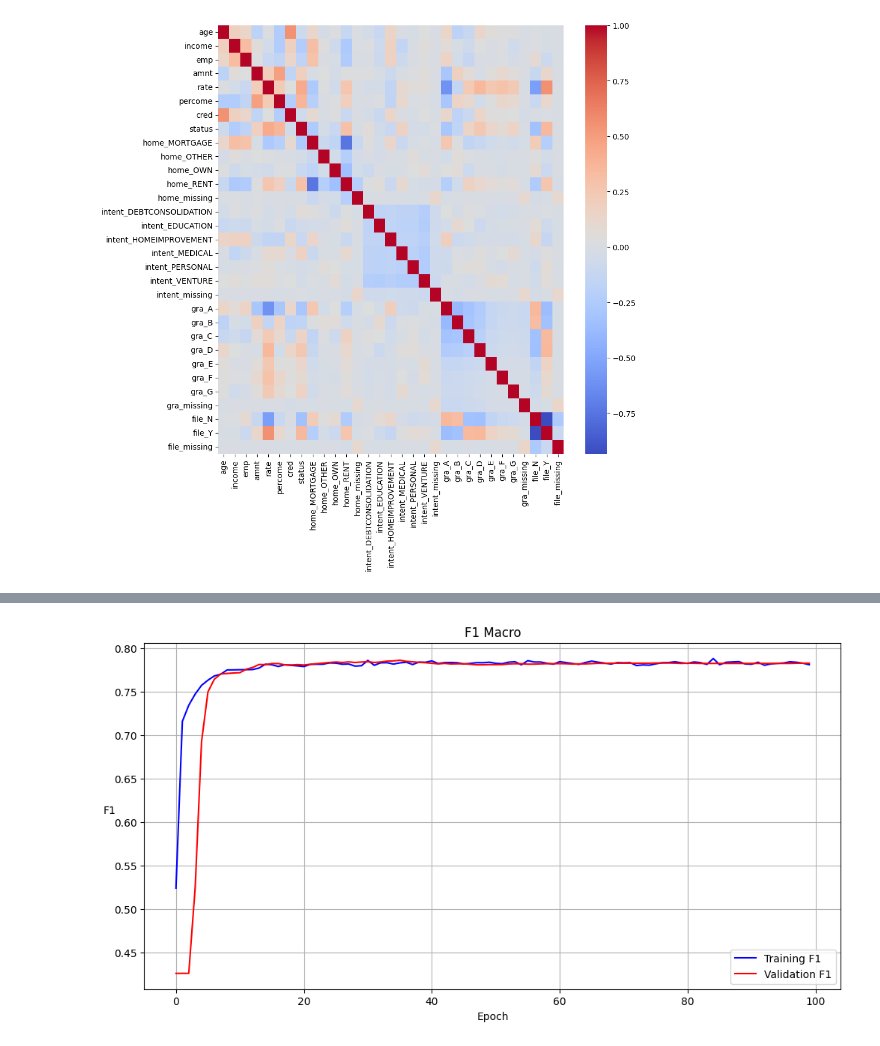
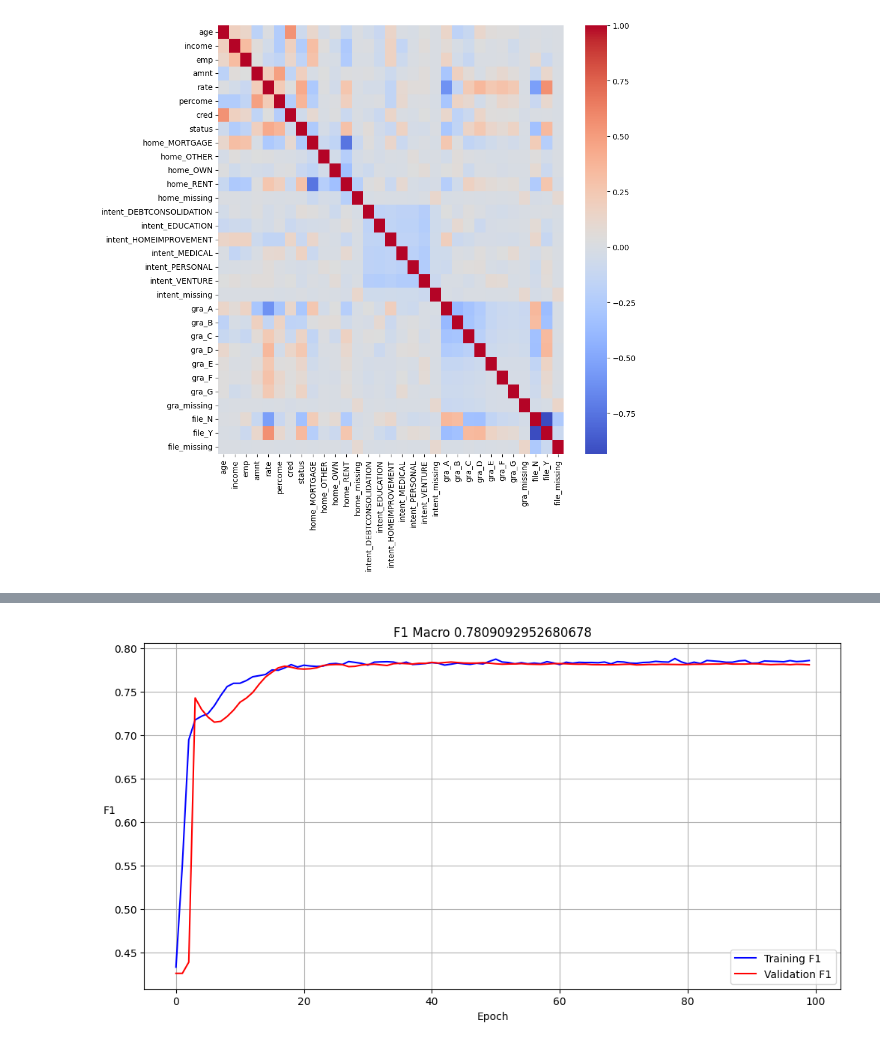
Before and after one commit to Rokabpy/BankMod-AI-Hackathon, a Jupyter notebook: BankMod_AI_Hackathon_[online].ipynb, the cells around one changed output, grey strips where cells are left out. Saved outputs shown, nothing was run; the diff lists cells and outputs as text; code cells hidden in the pictures.

```diff
--- a/BankMod_AI_Hackathon_[online].ipynb
+++ b/BankMod_AI_Hackathon_[online].ipynb
@@ -211,10 +235,10 @@ def f1_macro(y_pred, y_true, threshold=0.5):
     return np.mean(f1_scores)
 # %%
 model = neural_network(train_x.shape[1])
-pos_weight = torch.tensor([3.0])
+pos_weight = torch.tensor([3.5])
 error = nn.BCEWithLogitsLoss(pos_weight=pos_weight)
 optimizer = optim.Adam(model.parameters(), lr=0.01)
-scheduler = torch.optim.lr_scheduler.ReduceLROnPlateau(optimizer, patience=5, factor=0.5)
+scheduler = torch.optim.lr_scheduler.ReduceLROnPlateau(optimizer, patience=10, factor=0.5, min_lr=0.001)
 
 col_F1, col_F1_val = [], []
 epoch, n = 100, 1
@@ -255,7 +279,7 @@ plt.figure(figsize=(12, 6))
 plt.grid()
 plt.plot(range(epoch), col_F1, label="Training F1", color="blue")
 plt.plot(range(epoch), col_F1_val, label="Validation F1", color="red")
-plt.title('F1 Macro')
+plt.title(f'F1 Macro {loss_F1_val}')
 plt.xlabel('Epoch')
 plt.ylabel('F1', rotation=0)
 plt.legend()
@@ -282,4 +306,4 @@ Epoch [100/100] | Loss(F1): 0.7827 | Loss(BCE): 0.6480
-[figure, old version]
+[figure, new version]
 # %%
 with torch.no_grad():
   y_hat = model(tensor_test_x)
```
Also changed, not shown: parts of 4 cells of this notebook.
